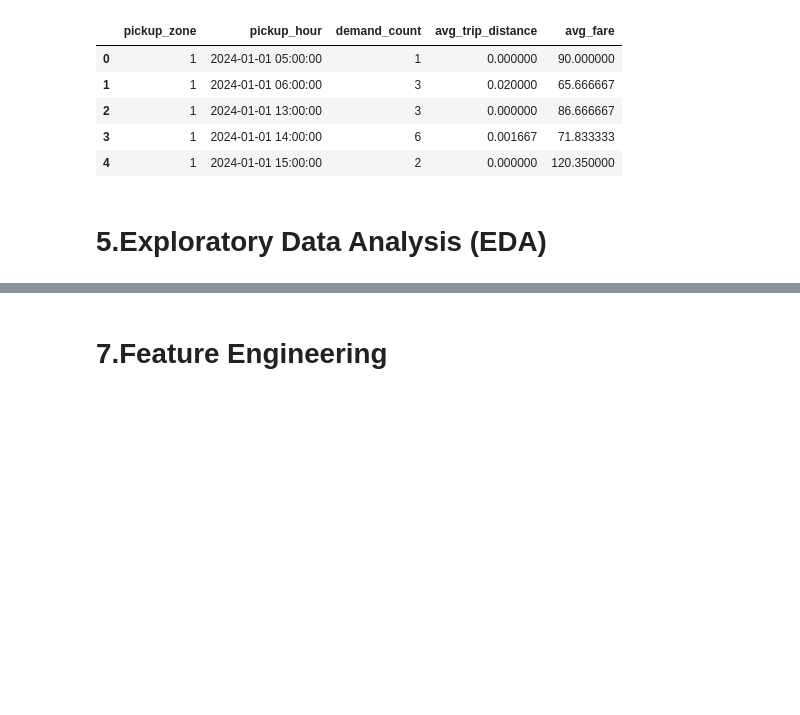
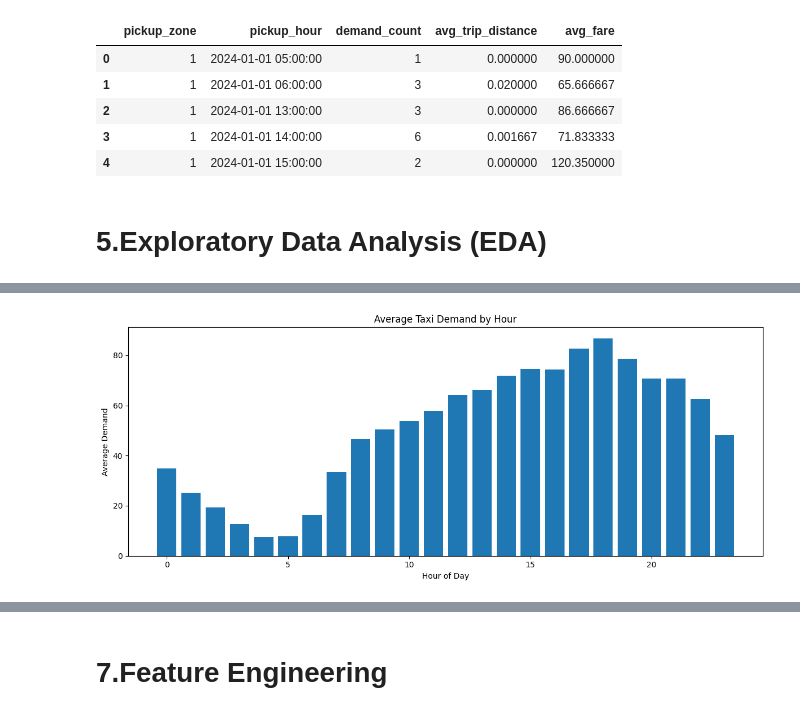
Before and after one commit to abirami2110/nyc-taxi-demand-intelligence, a Jupyter notebook: notebooks/nyc_taxi_end_to_end.ipynb, the cells around one changed output, grey strips where cells are left out. Saved outputs shown, nothing was run; the diff lists cells and outputs as text; code cells hidden in the pictures; blank space fills up the shorter version.

```diff
--- a/notebooks/nyc_taxi_end_to_end.ipynb
+++ b/notebooks/nyc_taxi_end_to_end.ipynb
@@ -176,15 +185,22 @@ px.line(
 # %%
 #Demand by hour of day
 zone_hour_df["hour"] = zone_hour_df["pickup_hour"].dt.hour
 
 hour_demand = zone_hour_df.groupby("hour")["demand_count"].mean().reset_index()
+plt.figure(figsize=(12,5))
+plt.bar(
+    hour_demand["hour"],
+    hour_demand["demand_count"]
+)
 
-px.bar(
-    hour_demand,
-    x="hour",
-    y="demand_count",
-    title="Average Taxi Demand by Hour"
-)
+plt.title("Average Taxi Demand by Hour")
+plt.xlabel("Hour of Day")
+plt.ylabel("Average Demand")
+
+plt.tight_layout()
+plt.show()
+# %% [output]
+[figure, added]
 # %%
 #Top pickup zones
 top_zones = (
```
Also changed, not shown: parts of 8 cells of this notebook.
